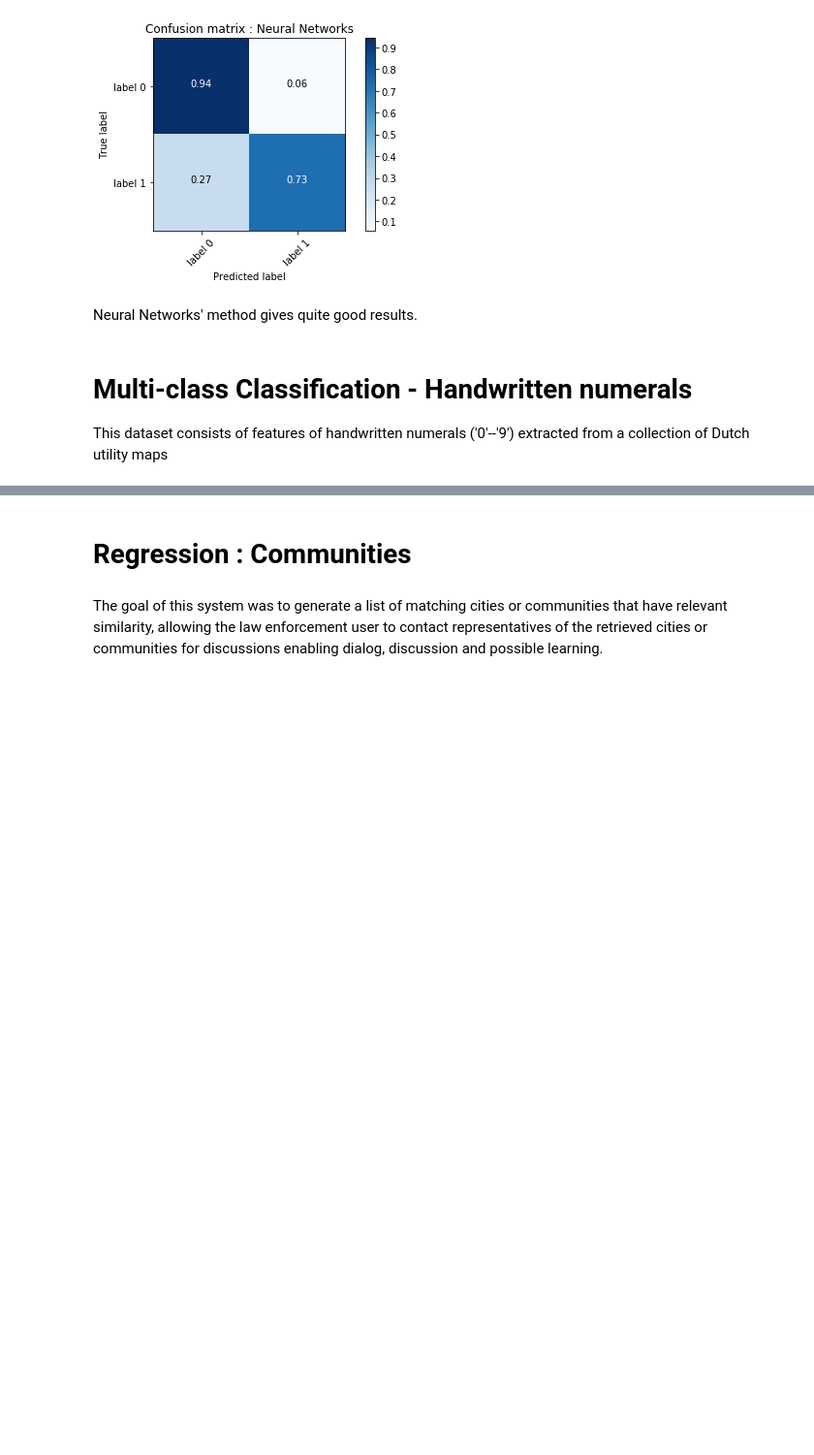
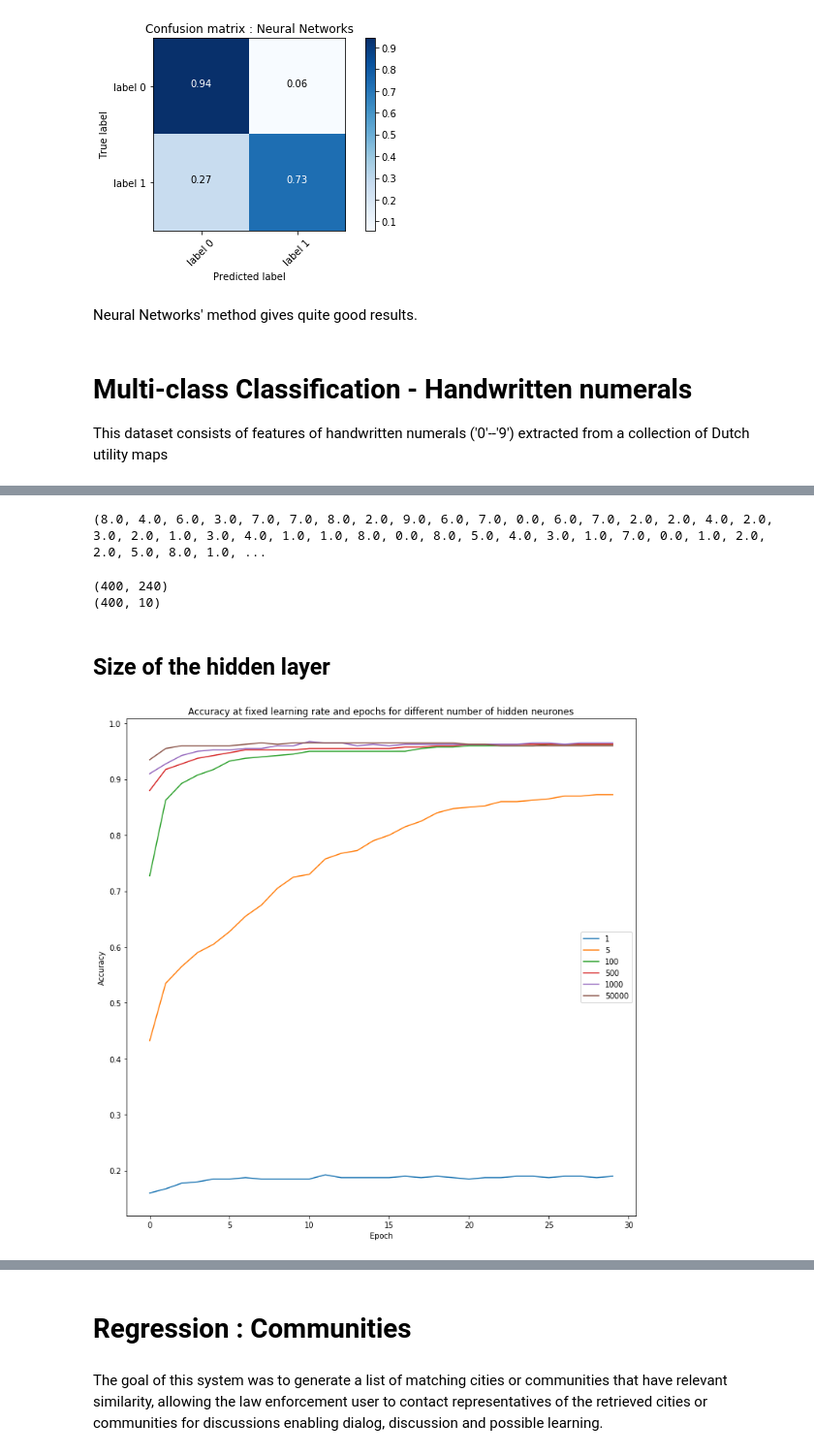
Before and after one commit to geoffmt/SDTSIA-210, a Jupyter notebook: Projet.ipynb, the cells around one changed output, grey strips where cells are left out. Shown at 97% size. Saved outputs shown, nothing was run; the diff lists cells and outputs as text; code cells hidden in the pictures; blank space fills up the shorter version.

```diff
--- a/Projet.ipynb
+++ b/Projet.ipynb
@@ -1039,0 +1044,27 @@ plt.show()
+# %%
+import random
+A = np.ones(200)
+X = data.copy()
+y = np.concatenate([i*A for i in range(0,10)])
+c = list(zip(X, y))
+
+random.shuffle(c)
+
+X,y = zip(*c)
+print(y)
+# %% [output]
+(8.0, 4.0, 6.0, 3.0, 7.0, 7.0, 8.0, 2.0, 9.0, 6.0, 7.0, 0.0, 6.0, 7.0, 2.0, 2.0, 4.0, 2.0, 3.0, 2.0, 1.0, 3.0, 4.0, 1.0, 1.0, 8.0, 0.0, 8.0, 5.0, 4.0, 3.0, 1.0, 7.0, 0.0, 1.0, 2.0, 2.0, 5.0, 8.0, 1.0, ...
+# %%
+X_train, X_test, Y_train, Y_test = train_test_split(X, y, test_size = 0.20)
+scaler = StandardScaler()
+scaler.fit(X_train)
+X_train = scaler.transform(X_train)
+X_test = scaler.transform(X_test)
+# %%
+y_train = to_categorical(Y_train)
+y_test = to_categorical(Y_test)
+print(X_test.shape)
+print(y_test.shape)
+# %% [output]
+(400, 240)
+(400, 10)
@@ -1039,0 +1075,31 @@ plt.show()
+# %% [markdown]
+## Size of the hidden layer
+# %%
+n_i = X_train.shape[1]
+
+# Size of hidden layer
+n_h = [1, 5, 100, 500, 1000, 50000]
+n_o = 10
+epochs = 30
+plt.figure(figsize=(12, 12))
+
+
+for i in range(len(n_h)):
+    model = Sequential()
+    model.add(Dense(n_h[i], input_dim=n_i))
+    model.add(Activation("tanh"))
+    model.add(Dense(n_o))
+    model.add(Activation("softmax"))
+
+    model.compile(optimizer=optimizers.SGD(lr=0.01),
+                loss='categorical_crossentropy', metrics=['categorical_accuracy'])
+    f = model.fit(X_train, y_train, epochs=epochs, batch_size=32, verbose=False, validation_data=(X_test, y_test))
+    plt.plot(f.history['val_categorical_accuracy'], label=n_h[i])
+
+plt.title('Accuracy at fixed learning rate and epochs for different number of hidden neurones')
+plt.ylabel('Accuracy')
+plt.xlabel('Epoch')
+plt.legend()
+plt.show()
+# %% [output]
+[figure, added]
```
Also changed, not shown: parts of 20 cells of this notebook.
